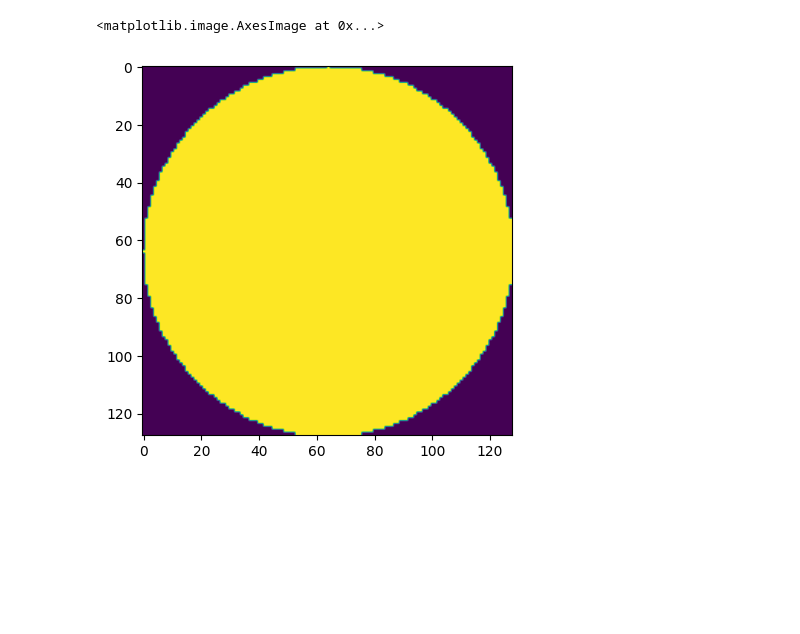
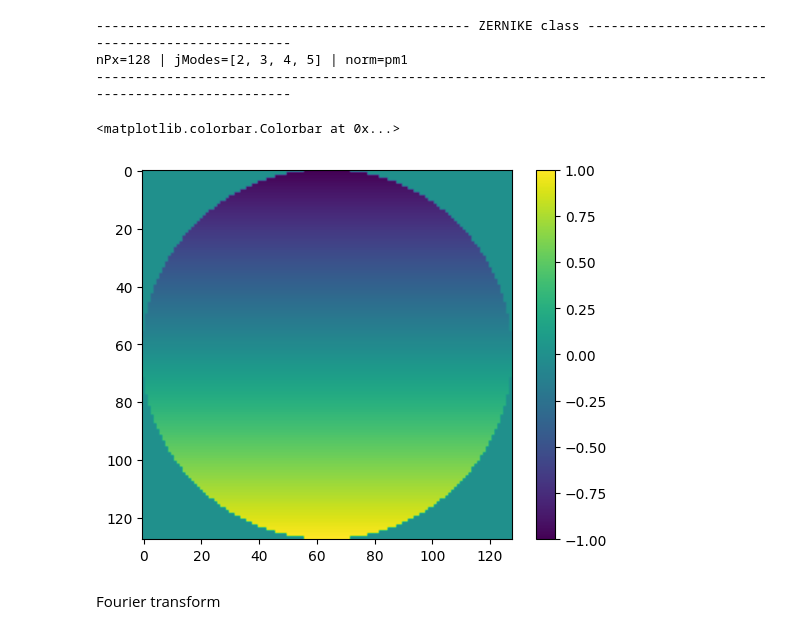
Before and after one commit to NicolassHernandez/SAO, a Jupyter notebook: test_functions.ipynb, the cells around one changed output. Drawn from its saved outputs; the diff is of its cells as text; code cells hidden in the pictures; blank space fills up the shorter version.

```diff
--- a/test_functions.ipynb
+++ b/test_functions.ipynb
@@ -61,6 +18,13 @@ nPx=128 | jModes=[4] | norm=pm1
-# %%
-z = zern.get_zernikes(0,0)
-plt.imshow(z.squeeze())
-# %% [output]
-<matplotlib.image.AxesImage at 0x...>
-[figure, removed]
+# %%
+zern = Zernike(tel, jModes=[2,3,4,5],norm='pm1')
+z = zern.zModes[:,1].reshape(nPx,nPx)
+plt.imshow(z)
+plt.colorbar()
+# %% [output]
+------------------------------------------------ ZERNIKE class ------------------------------------------------
+nPx=128 | jModes=[2, 3, 4, 5] | norm=pm1
+---------------------------------------------------------------------------------------------------------------
+<matplotlib.colorbar.Colorbar at 0x...>
+[figure, added]
+# %% [markdown]
+Fourier transform
```
Also changed, not shown: parts of 15 cells of this notebook, 2 other files.
